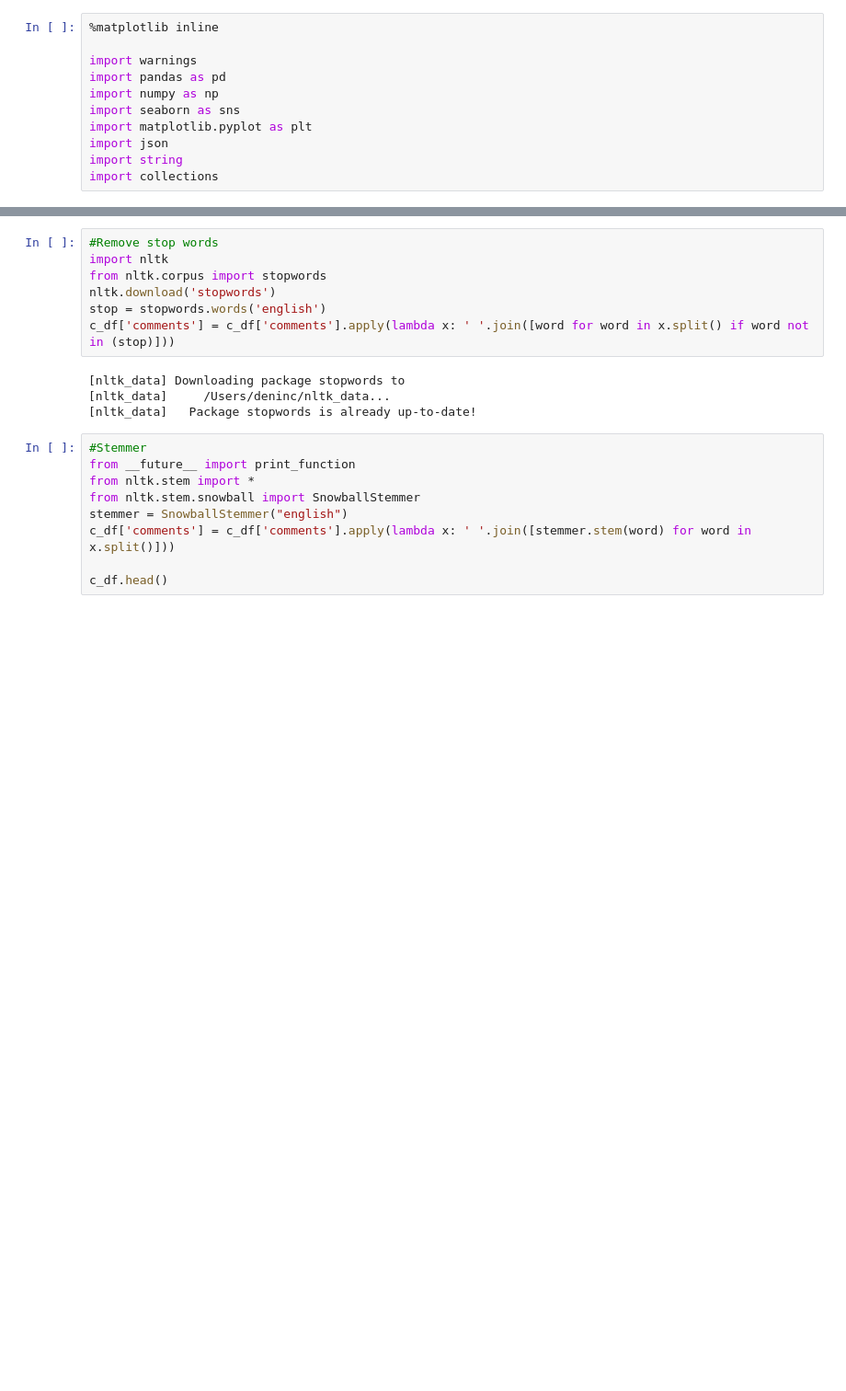
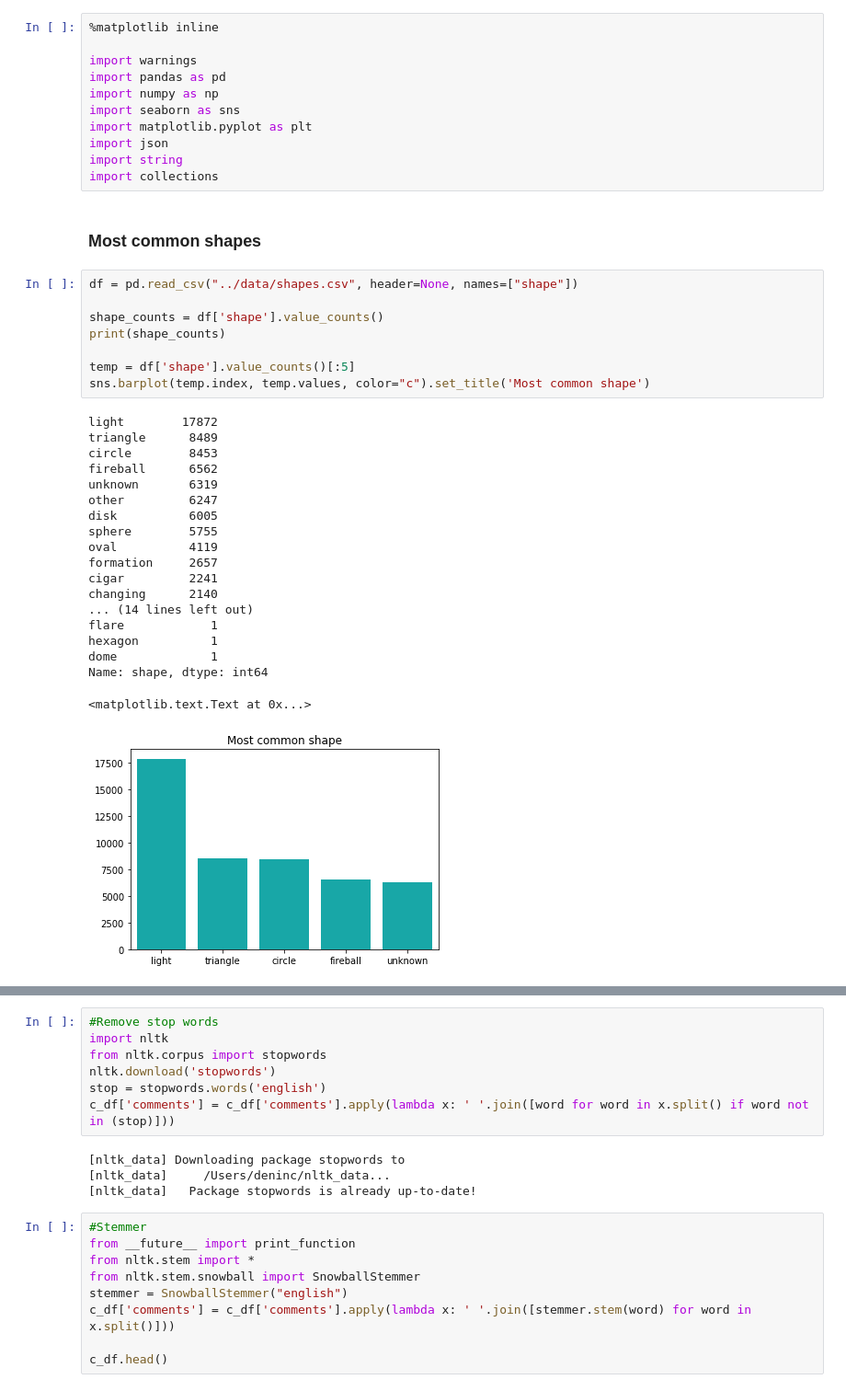
Before and after one commit to introds/introds.github.io, a Jupyter notebook: notebooks/ufo_description_processing.ipynb, the cells around one changed output, grey strips where cells are left out. Shown at 92% size. Cells and saved outputs as stored; diff of their text form; blank space fills up the shorter version.

```diff
--- a/notebooks/ufo_description_processing.ipynb
+++ b/notebooks/ufo_description_processing.ipynb
@@ -9,3 +9,33 @@ import matplotlib.pyplot as plt
 import json
 import string
 import collections
+# %% [markdown]
+### Most common shapes
+# %%
+df = pd.read_csv("../data/shapes.csv", header=None, names=["shape"])
+
+shape_counts = df['shape'].value_counts()
+print(shape_counts)
+
+temp = df['shape'].value_counts()[:5]
+sns.barplot(temp.index, temp.values, color="c").set_title('Most common shape')
+# %% [output]
+light        17872
+triangle      8489
+circle        8453
+fireball      6562
+unknown       6319
+other         6247
+disk          6005
+sphere        5755
+oval          4119
+formation     2657
+cigar         2241
+changing      2140
+... (14 lines left out)
+flare            1
+hexagon          1
+dome             1
+Name: shape, dtype: int64
+<matplotlib.text.Text at 0x...>
+[figure, added]
```
Also changed, not shown: parts of 6 cells of this notebook, 20 other files.
